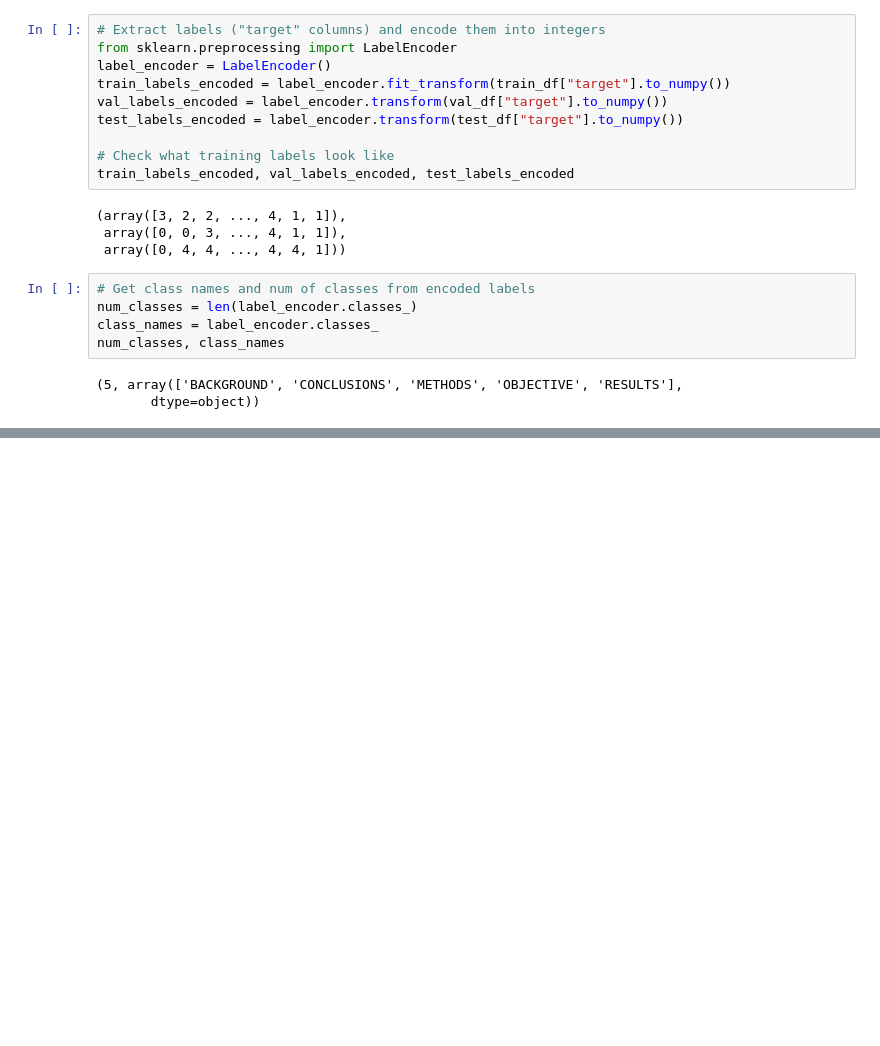
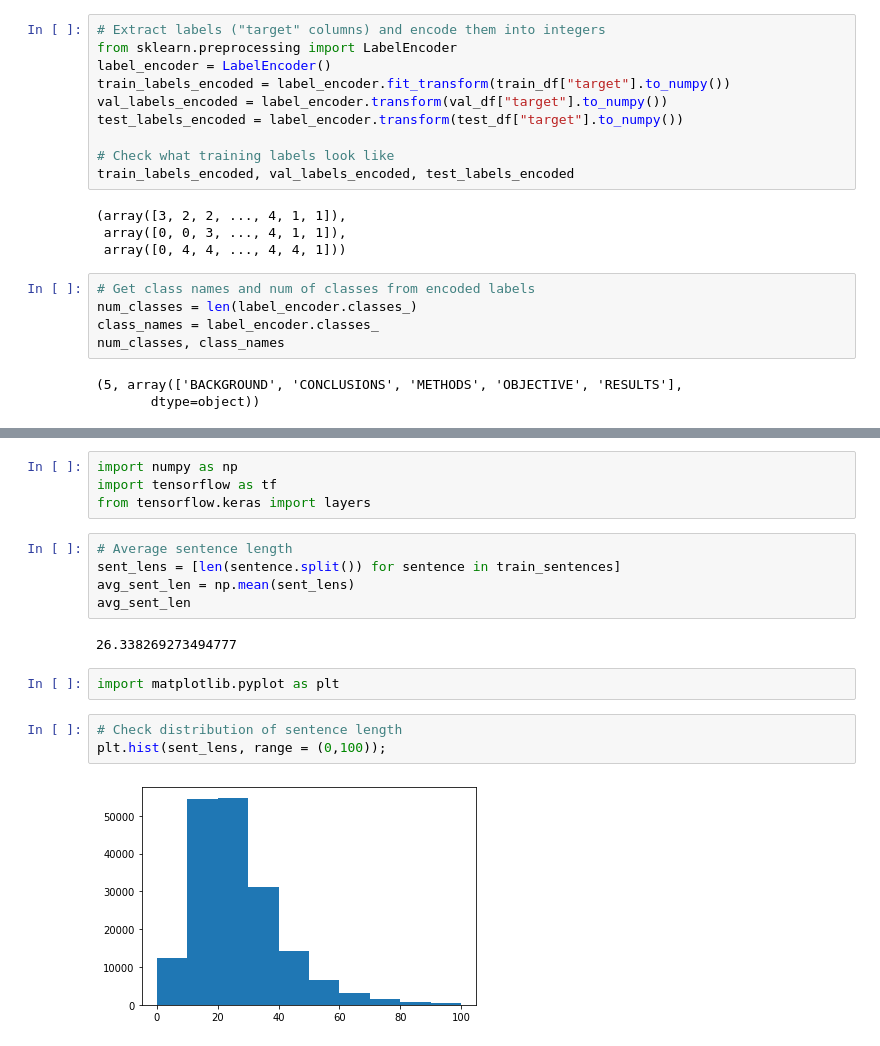
Before and after one commit to Shubhranshu-Malhotra/Tensorflow-Developer-ZTM, a Jupyter notebook: [Practice]_09_SkimLit_nlp_milestone_project_2.ipynb, the cells around one changed output, grey strips where cells are left out. Cells and saved outputs as stored; diff of their text form; blank space fills up the shorter version.

```diff
--- a/[Practice]_09_SkimLit_nlp_milestone_project_2.ipynb
+++ b/[Practice]_09_SkimLit_nlp_milestone_project_2.ipynb
@@ -548,0 +649,18 @@ num_classes, class_names
+# %%
+import numpy as np
+import tensorflow as tf
+from tensorflow.keras import layers
+# %%
+# Average sentence length
+sent_lens = [len(sentence.split()) for sentence in train_sentences]
+avg_sent_len = np.mean(sent_lens)
+avg_sent_len
+# %% [output]
+26.338269273494777
+# %%
+import matplotlib.pyplot as plt
+# %%
+# Check distribution of sentence length
+plt.hist(sent_lens, range = (0,100));
+# %% [output]
+[figure, added]
```
Also changed, not shown: parts of 23 cells of this notebook.
